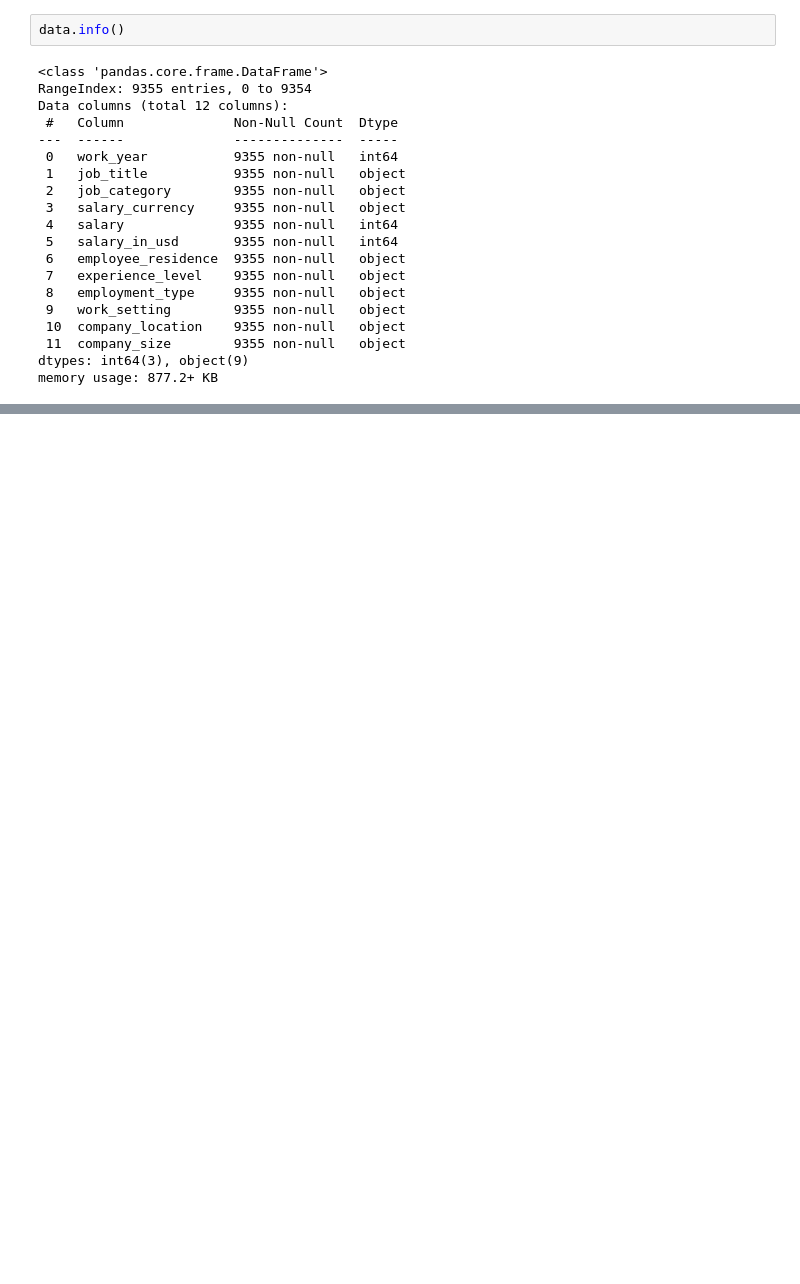
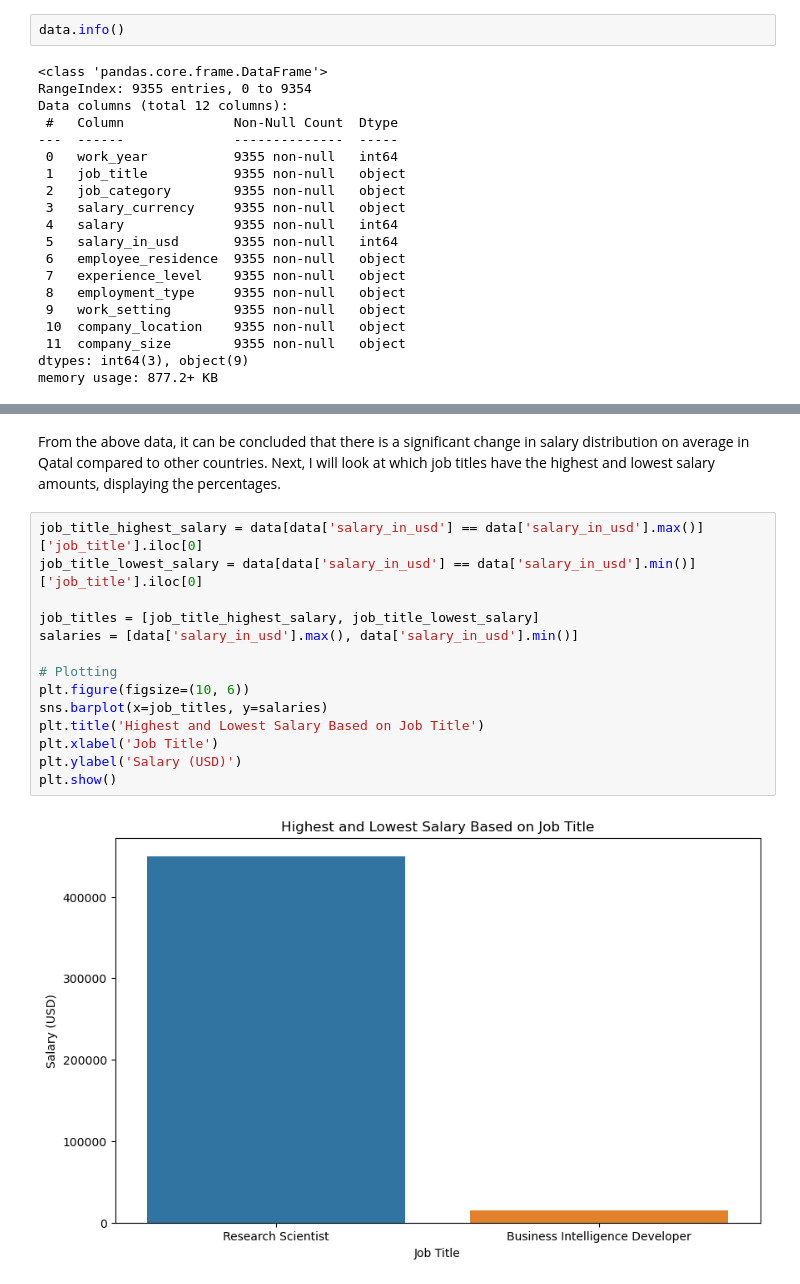
Before and after one commit to KevinDHS/Analysis-of-Job-Roles-Salary-Compensation-in-the-Field-of-Data-Analysis, a Jupyter notebook: Analysis of Job Roles and Salary Compensation.ipynb, the cells around one changed output, grey strips where cells are left out. Saved outputs shown, nothing was run; the diff lists cells and outputs as text; blank space fills up the shorter version.

```diff
--- a/Analysis of Job Roles and Salary Compensation.ipynb
+++ b/Analysis of Job Roles and Salary Compensation.ipynb
@@ -381,0 +287,19 @@ Dengan demikian, berdasarkan analisis yang telah dilakukan, saya merekomendasika
+# %% [markdown]
+From the above data, it can be concluded that there is a significant change in salary distribution on average in Qatal compared to other countries.
+Next, I will look at which job titles have the highest and lowest salary amounts, displaying the percentages.
+# %%
+job_title_highest_salary = data[data['salary_in_usd'] == data['salary_in_usd'].max()]['job_title'].iloc[0]
+job_title_lowest_salary = data[data['salary_in_usd'] == data['salary_in_usd'].min()]['job_title'].iloc[0]
+
+job_titles = [job_title_highest_salary, job_title_lowest_salary]
+salaries = [data['salary_in_usd'].max(), data['salary_in_usd'].min()]
+
+# Plotting
+plt.figure(figsize=(10, 6))
+sns.barplot(x=job_titles, y=salaries)
+plt.title('Highest and Lowest Salary Based on Job Title')
+plt.xlabel('Job Title')
+plt.ylabel('Salary (USD)')
+plt.show()
+# %% [output]
+[figure, added]
```
Also changed, not shown: parts of 69 cells of this notebook, 2 other files.
